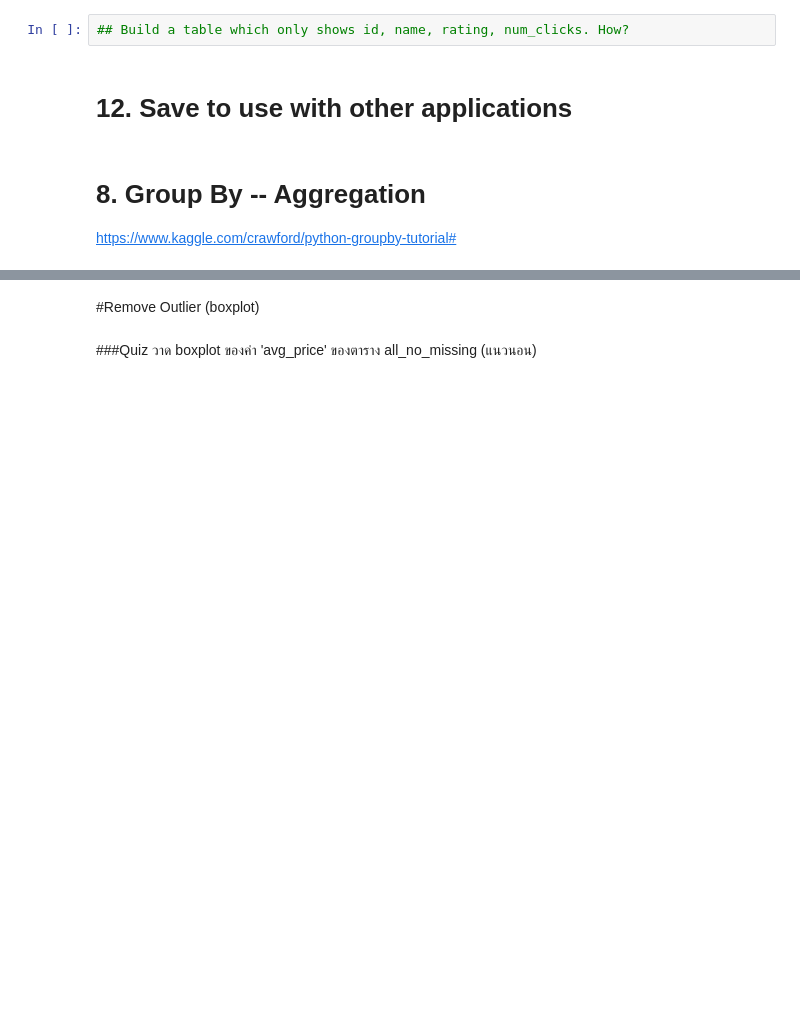
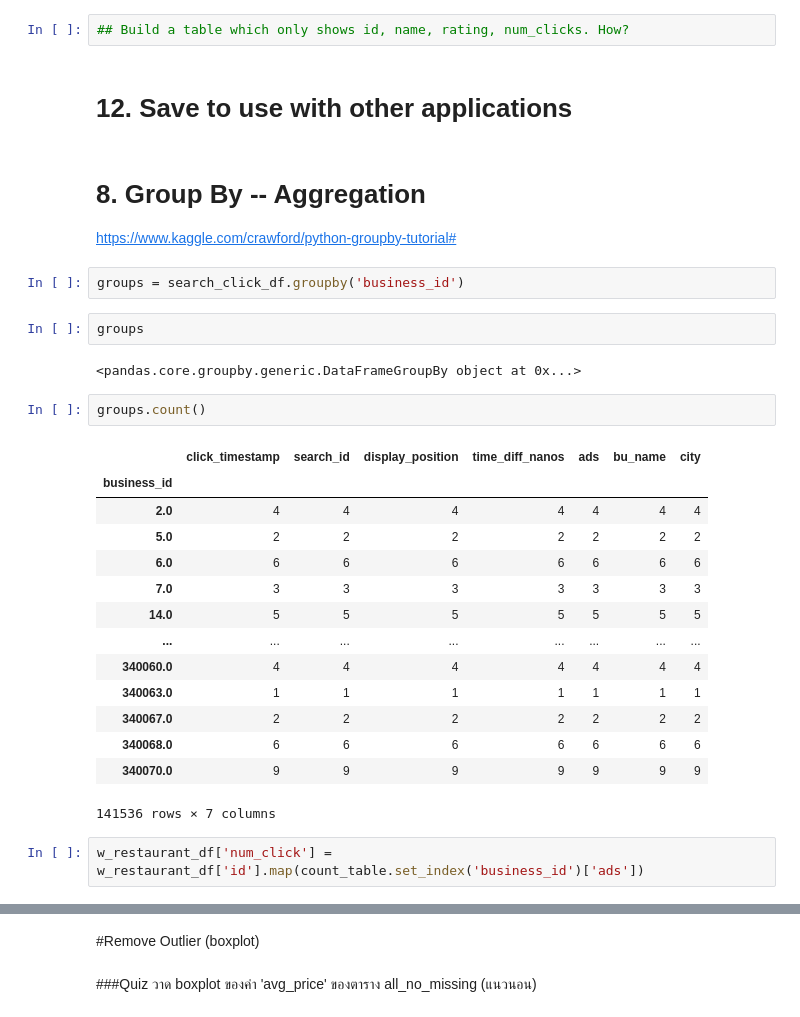
Before and after one commit to warisaaom/KKU_Data_Mining, a Jupyter notebook: Untitled1.ipynb, the cells around one changed output, grey strips where cells are left out. Saved outputs shown, nothing was run; the diff lists cells and outputs as text; blank space fills up the shorter version.

```diff
--- a/Untitled1.ipynb
+++ b/Untitled1.ipynb
@@ -588,3 +589,28 @@ search_click_df.to_csv('search_click_extracted_time.csv')
 # %% [markdown]
 # 8. Group By -- Aggregation
 https://www.kaggle.com/crawford/python-groupby-tutorial#
+# %%
+groups = search_click_df.groupby('business_id')
+# %%
+groups
+# %% [output]
+<pandas.core.groupby.generic.DataFrameGroupBy object at 0x...>
+# %%
+groups.count()
+# %% [output]
+|  | click_timestamp | search_id | display_position | time_diff_nanos | ads | bu_name | city |
+| business_id |  |  |  |  |  |  |  |
+| 2.0 | 4 | 4 | 4 | 4 | 4 | 4 | 4 |
+| 5.0 | 2 | 2 | 2 | 2 | 2 | 2 | 2 |
+| 6.0 | 6 | 6 | 6 | 6 | 6 | 6 | 6 |
+| 7.0 | 3 | 3 | 3 | 3 | 3 | 3 | 3 |
+| 14.0 | 5 | 5 | 5 | 5 | 5 | 5 | 5 |
+| ... | ... | ... | ... | ... | ... | ... | ... |
+| 340060.0 | 4 | 4 | 4 | 4 | 4 | 4 | 4 |
+| 340063.0 | 1 | 1 | 1 | 1 | 1 | 1 | 1 |
+| 340067.0 | 2 | 2 | 2 | 2 | 2 | 2 | 2 |
+| 340068.0 | 6 | 6 | 6 | 6 | 6 | 6 | 6 |
+| 340070.0 | 9 | 9 | 9 | 9 | 9 | 9 | 9 |
+141536 rows × 7 columns
+# %%
+w_restaurant_df['num_click'] = w_restaurant_df['id'].map(count_table.set_index('business_id')['ads'])
```
Also changed, not shown: parts of 18 cells of this notebook.
